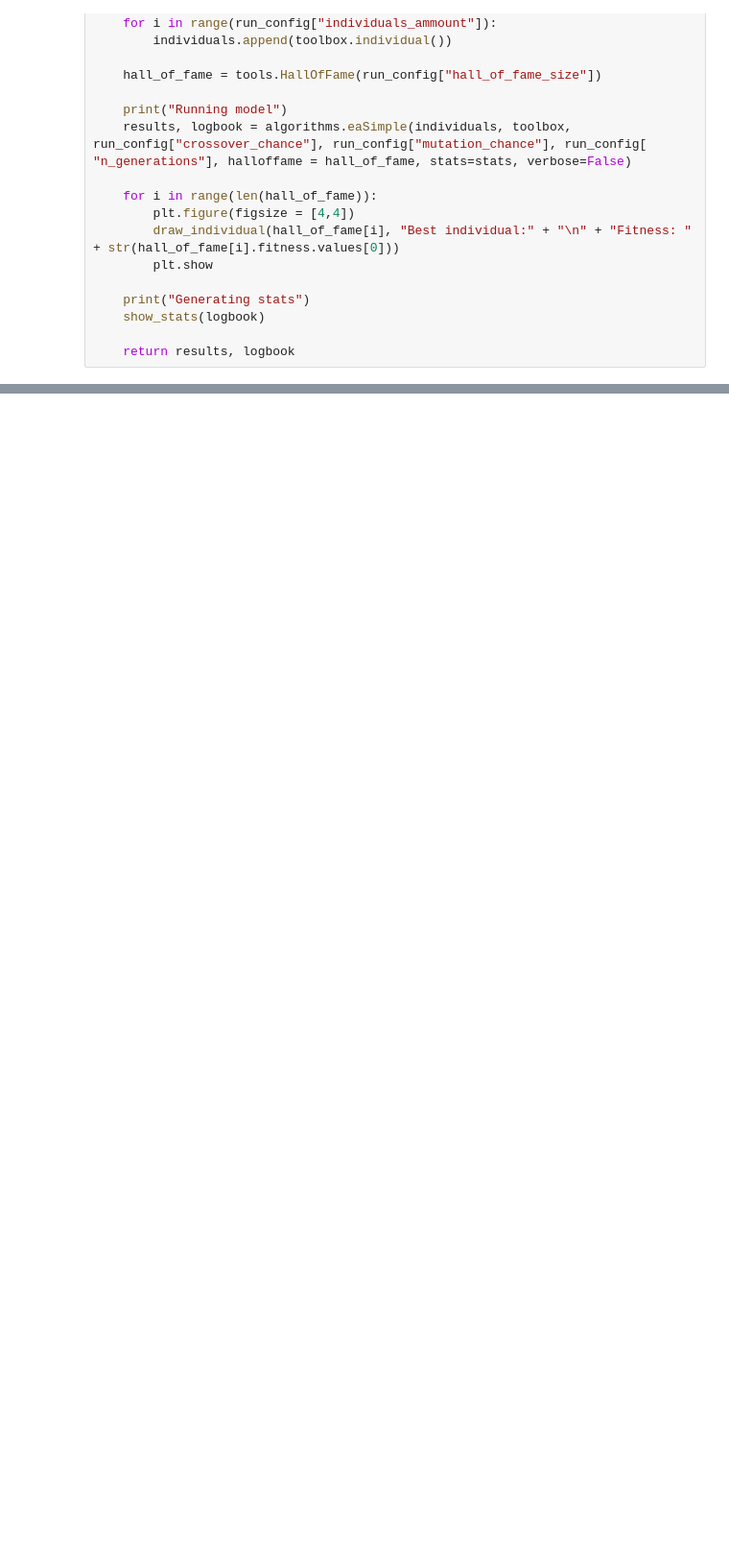
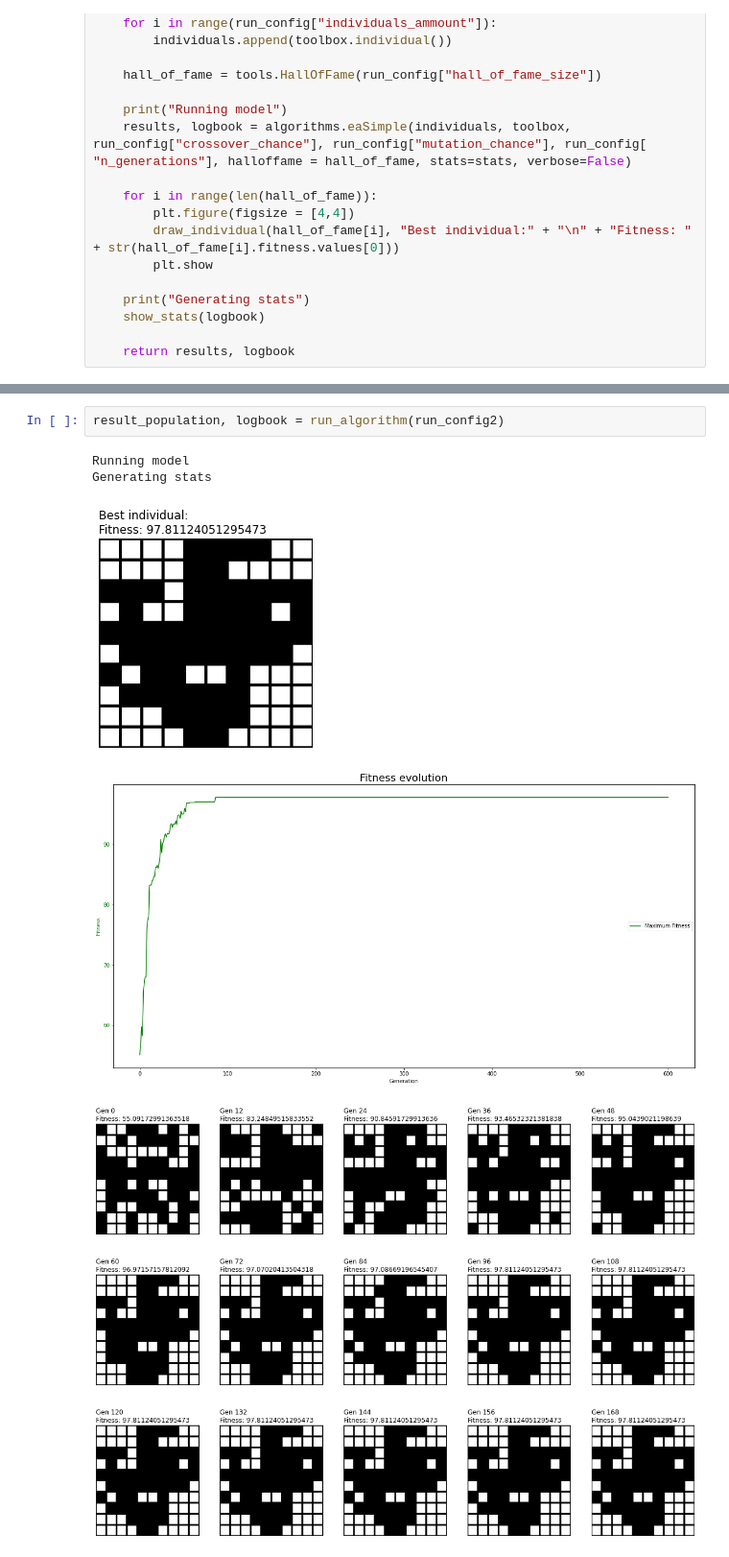
Before and after one commit to Roma1417/ag-nanogram-resolver, a Jupyter notebook: AG nanogram.ipynb, the cells around one changed output, grey strips where cells are left out. Shown at 96% size. Cells and saved outputs as stored; diff of their text form; blank space fills up the shorter version.

```diff
--- a/AG nanogram.ipynb
+++ b/AG nanogram.ipynb
@@ -303,0 +296,10 @@ logbook.chapters["individual"]
+# %%
+result_population, logbook = run_algorithm(run_config2)
+# %% [output]
+Running model
+Generating stats
+[figure, added]
+[figure, added]
+[figure, added]
+[figure, added]
+[figure, added]
```
Also changed, not shown: parts of 17 cells of this notebook.
